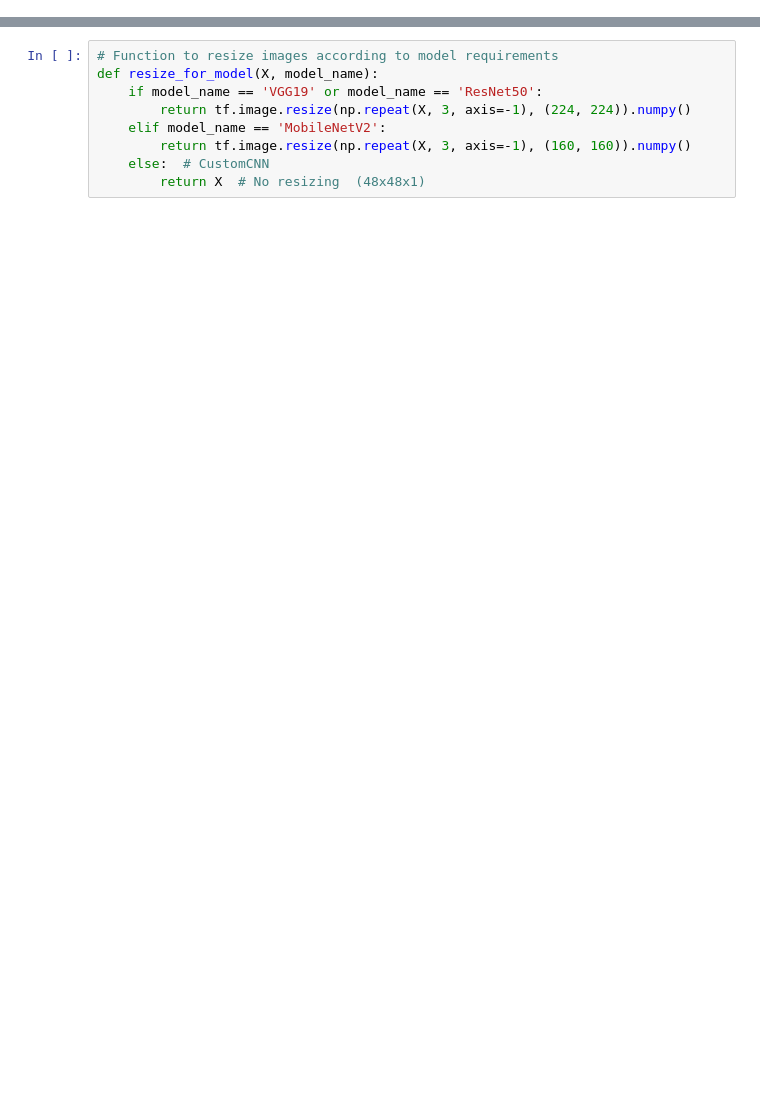
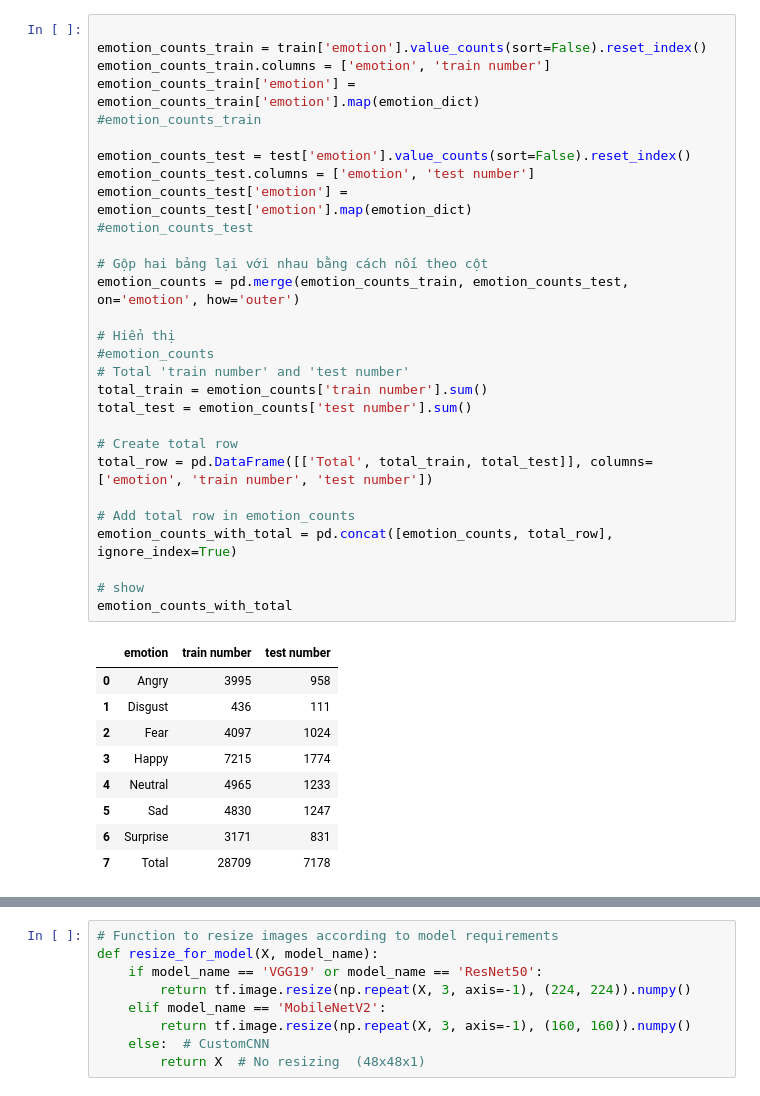
Before and after one commit to dvanvo/FaceEmotionRecognition, a Jupyter notebook: fer24.ipynb, the cells around one changed output, grey strips where cells are left out. Cells and saved outputs as stored; diff of their text form; blank space fills up the shorter version.

```diff
--- a/fer24.ipynb
+++ b/fer24.ipynb
@@ -49,0 +34,39 @@ datagen_mobilenet = ImageDataGenerator(rotation_range=20, width_shift_range=0.2,
+# %%
+
+emotion_counts_train = train['emotion'].value_counts(sort=False).reset_index()
+emotion_counts_train.columns = ['emotion', 'train number']
+emotion_counts_train['emotion'] = emotion_counts_train['emotion'].map(emotion_dict)
+#emotion_counts_train
+
+emotion_counts_test = test['emotion'].value_counts(sort=False).reset_index()
+emotion_counts_test.columns = ['emotion', 'test number']
+emotion_counts_test['emotion'] = emotion_counts_test['emotion'].map(emotion_dict)
+#emotion_counts_test
+
+# Gộp hai bảng lại với nhau bằng cách nối theo cột
+emotion_counts = pd.merge(emotion_counts_train, emotion_counts_test, on='emotion', how='outer')
+
+# Hiển thị
+#emotion_counts
+# Total 'train number' and 'test number'
+total_train = emotion_counts['train number'].sum()
+total_test = emotion_counts['test number'].sum()
+
+# Create total row
+total_row = pd.DataFrame([['Total', total_train, total_test]], columns=['emotion', 'train number', 'test number'])
+
+# Add total row in emotion_counts
+emotion_counts_with_total = pd.concat([emotion_counts, total_row], ignore_index=True)
+
+# show
+emotion_counts_with_total
+# %% [output]
+|  | emotion | train number | test number |
+| 0 | Angry | 3995 | 958 |
+| 1 | Disgust | 436 | 111 |
+| 2 | Fear | 4097 | 1024 |
+| 3 | Happy | 7215 | 1774 |
+| 4 | Neutral | 4965 | 1233 |
+| 5 | Sad | 4830 | 1247 |
+| 6 | Surprise | 3171 | 831 |
+| 7 | Total | 28709 | 7178 |
```
Also changed, not shown: parts of 18 cells of this notebook.
